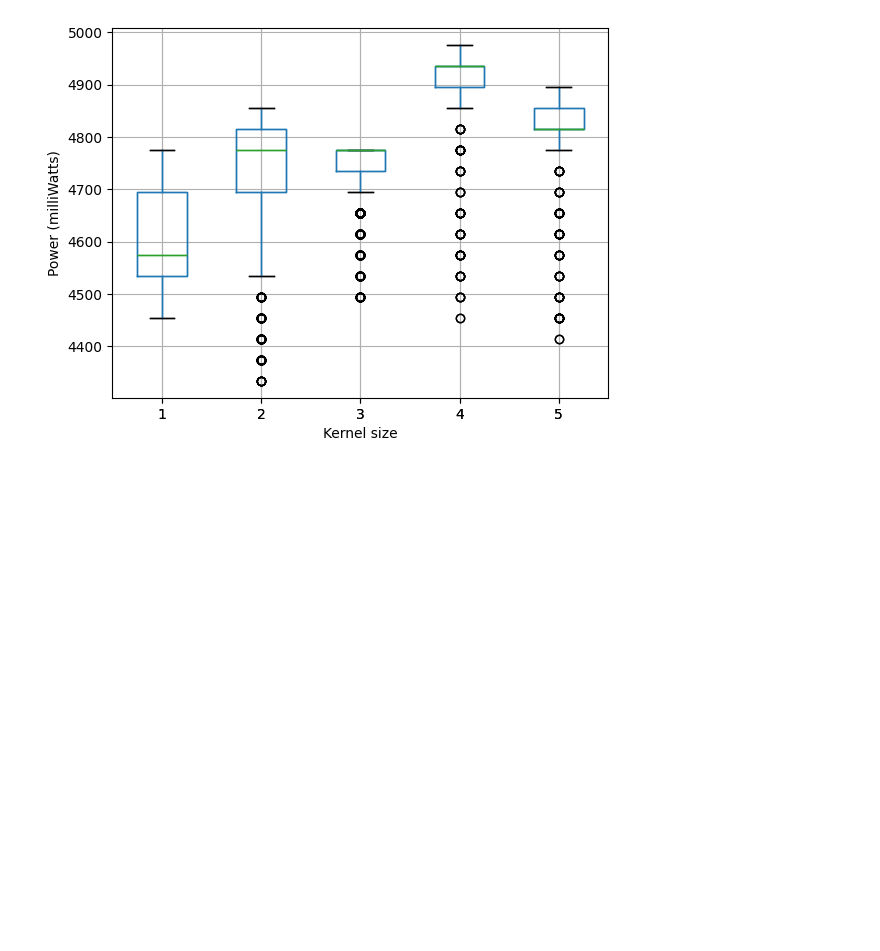
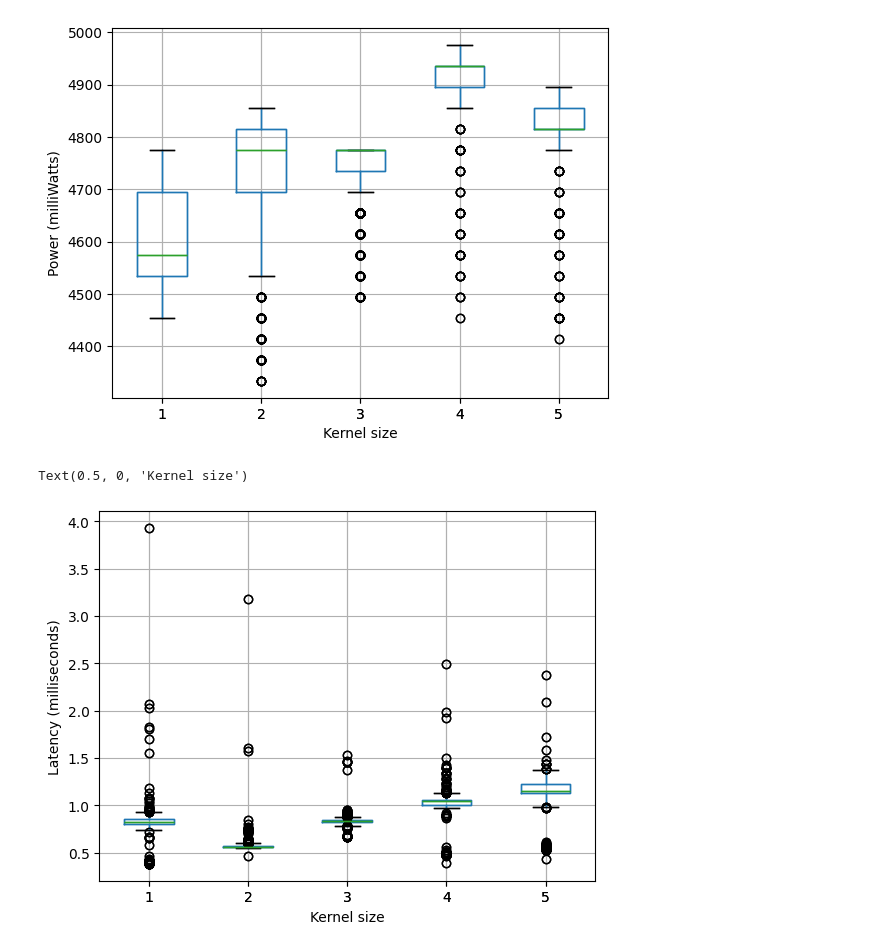
Before and after one commit to fuzzylabs/edge-vision-power-estimation, a Jupyter notebook: jetson/power_logging/notebooks/explore_pt_kernel_single_conv_layer.ipynb, the cells around one changed output. Cells and saved outputs as stored; diff of their text form; code cells hidden in the pictures; blank space fills up the shorter version.

Commit message:
Update plots in notebooks

```diff
--- a/jetson/power_logging/notebooks/explore_pt_kernel_single_conv_layer.ipynb
+++ b/jetson/power_logging/notebooks/explore_pt_kernel_single_conv_layer.ipynb
@@ -356,3 +356,24 @@ df.boxplot().set_xlabel('Kernel size')
 # %% [output]
 Text(0.5, 0, 'Kernel size')
 [figure]
+# %%
+df = pd.concat(
+    [
+        metrics_df_k1["layer_run_time"],
+        metrics_df_k2["layer_run_time"],
+        metrics_df_k3["layer_run_time"],
+        metrics_df_k4["layer_run_time"],
+        metrics_df_k5["layer_run_time"],
+    ],
+    axis=1,
+)
+
+# set column names (will be displayed as plot labels)
+df.columns = ['1', '2', '3', '4', '5']
+
+# use pandas' boxplot method
+df.boxplot().set_ylabel('Latency (milliseconds)')
+df.boxplot().set_xlabel('Kernel size')
+# %% [output]
+Text(0.5, 0, 'Kernel size')
+[figure, added]
```
Also changed, not shown: parts of 1 cell of this notebook, 6 other files.
